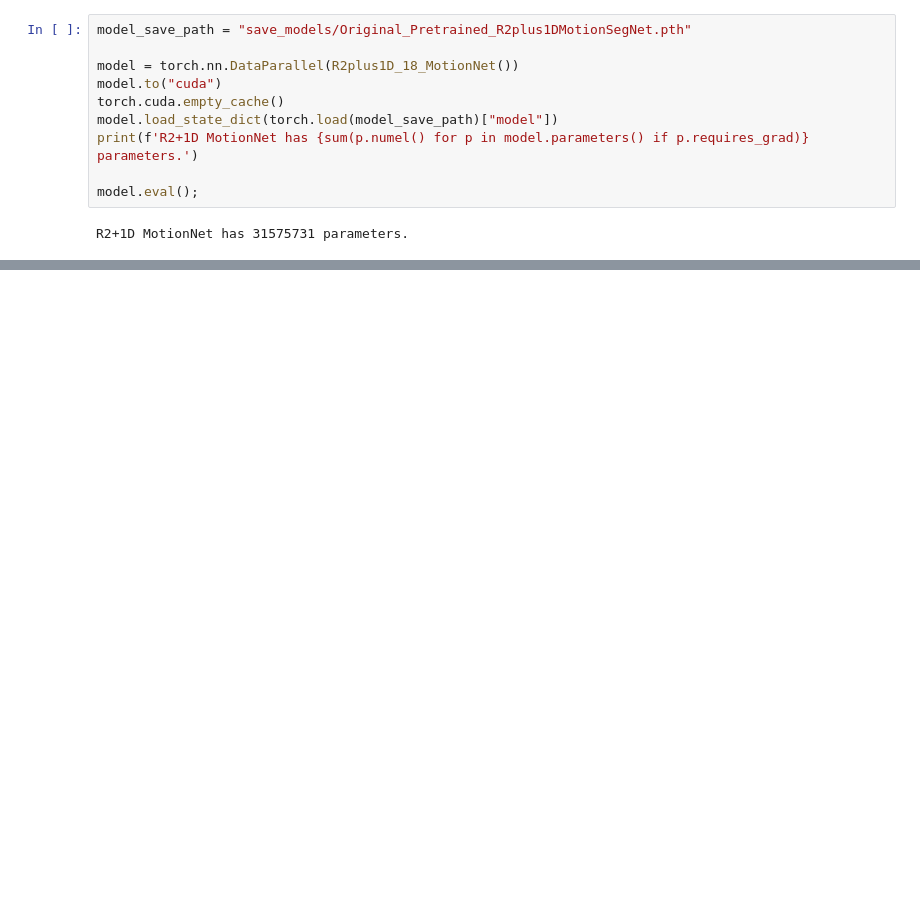
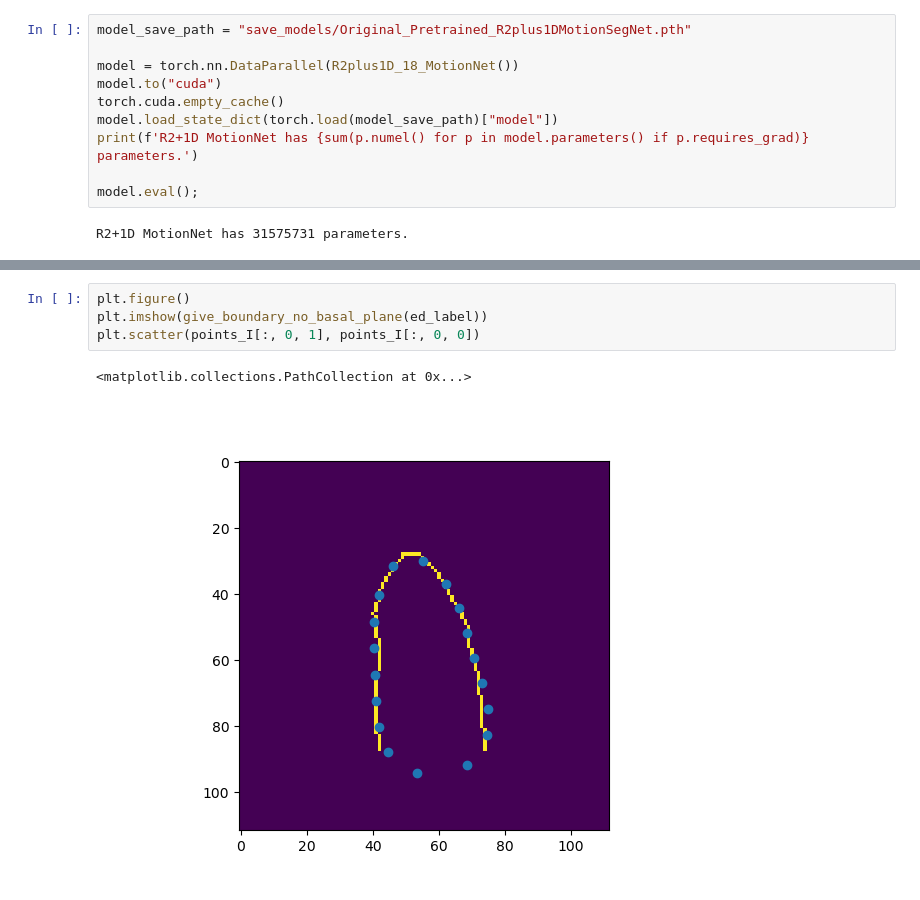
Before and after one commit to warrenmwang/echo_22, a Jupyter notebook: dev/longitudinal_strain/get2dpucks_1.ipynb, the cells around one changed output, grey strips where cells are left out. Cells and saved outputs as stored; diff of their text form; blank space fills up the shorter version.

```diff
--- a/dev/longitudinal_strain/get2dpucks_1.ipynb
+++ b/dev/longitudinal_strain/get2dpucks_1.ipynb
@@ -551,0 +339,7 @@ pucks_es
+# %%
+plt.figure()
+plt.imshow(give_boundary_no_basal_plane(ed_label))
+plt.scatter(points_I[:, 0, 1], points_I[:, 0, 0])
+# %% [output]
+<matplotlib.collections.PathCollection at 0x...>
+[figure, added]
```
Also changed, not shown: parts of 30 cells of this notebook, 7 other files.
